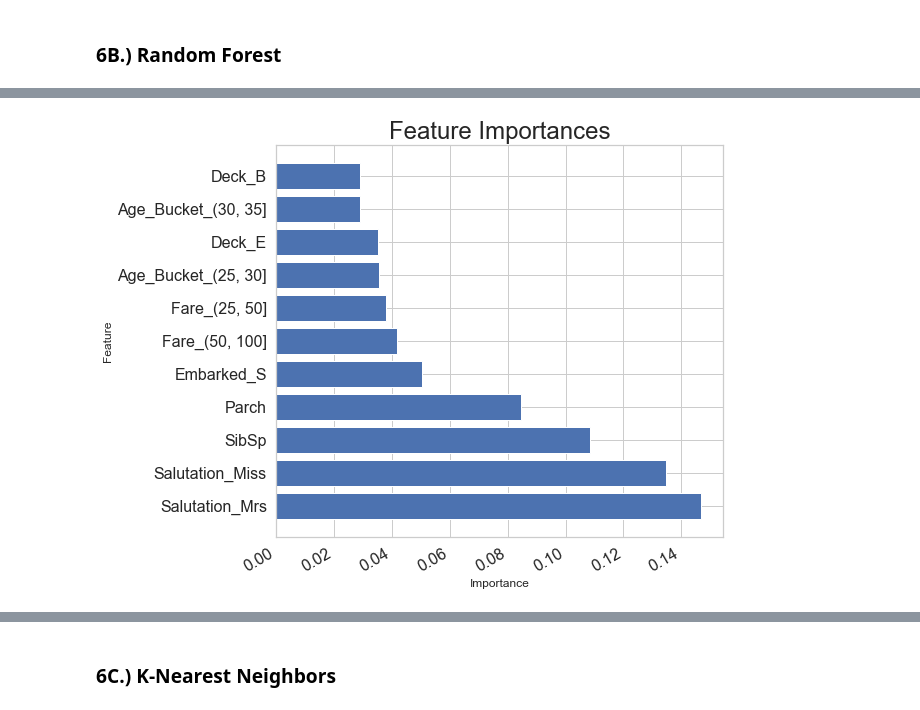
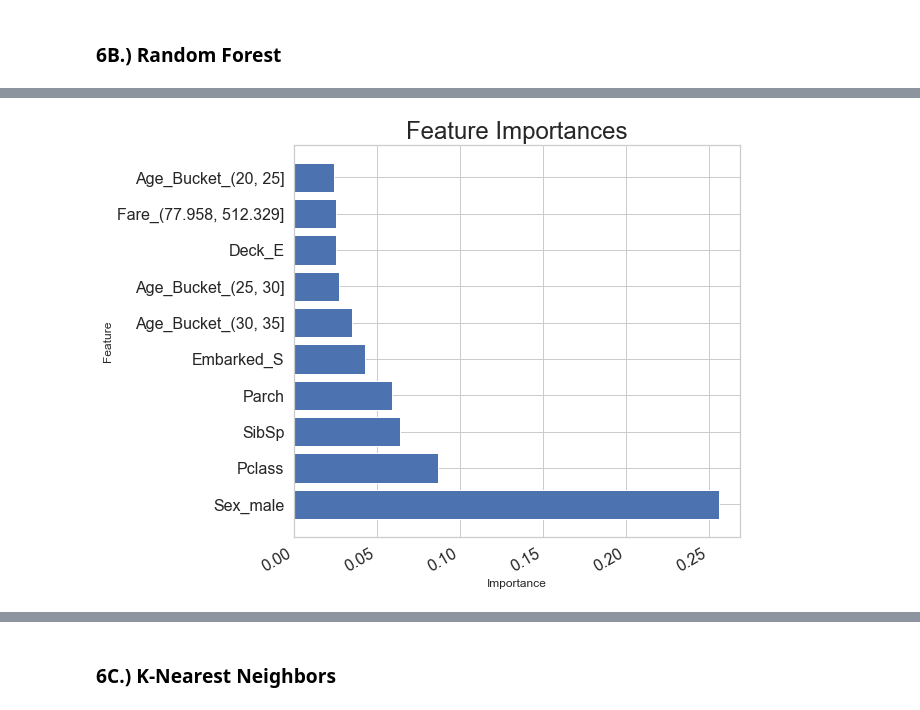
Before and after one commit to toshimelonhead/titanic, a Jupyter notebook: Titanic.ipynb, the cells around one changed output, grey strips where cells are left out. Cells and saved outputs as stored; diff of their text form; code cells hidden in the pictures.

```diff
--- a/Titanic.ipynb
+++ b/Titanic.ipynb
@@ -361,3 +372,3 @@ Fare_(100, 250]         0.3706      0.570      0.650      0.516      -0.747
 # %%
-X['7+'] = X['7+'].map({False: 0, True: 1})
-X_test['7+'] = X_test['7+'].map({False: 0, True: 1})
+X['large_family'] = X['large_family'].map({False: 0, True: 1})
+X_test['large_family'] = X_test['large_family'].map({False: 0, True: 1})
@@ -421,7 +432,6 @@ print(vif_data)
 # %%
-X = X.drop(['Deck_N', 'Salutation_Mr', 'Sex_male', 'Pclass'], 1)
-X_test = X_test.drop(
-    ['Deck_N', 'Salutation_Mr', 'Sex_male', 'Pclass'], 1)
+X = X.drop(['Age', 'Deck_N', 'Num_family_members'], 1)
+X_test = X_test.drop(['Age', 'Deck_N', 'Num_family_members'], 1)
 
 # VIF dataframe
 vif_data = pd.DataFrame()
@@ -462,7 +477,7 @@ X_train, X_validation, y_train, y_validation = train_test_split(
 # %% [markdown]
 ### 6A.) Logistic Regression
 # %%
-logreg = LogisticRegression(penalty='l2')
+logreg = LogisticRegression(max_iter=10000, penalty='l2')
 logreg.fit(X_train, y_train)
 y_pred_log = logreg.predict(X_validation)
 print(classification_report(y_validation, y_pred_log))
@@ -500,11 +508,12 @@ plt.show()
 # %%
 # Create the RFE object and compute a cross-validated score.
 # The "accuracy" scoring is proportional to the number of correct classifications
-rfecv = RFECV(estimator=LogisticRegression(),
+rfecv = RFECV(estimator=LogisticRegression(max_iter=10000),
               step=1, cv=10, scoring='accuracy')
 rfecv.fit(X_train, y_train)
 
 print("Optimal number of features: %d" % rfecv.n_features_)
+print("Optimal features: ", list(X.columns[rfecv.support_ == 1]))
 
 plt.figure(figsize=(12, 8))
 plt.xlabel("Number of features selected")
@@ -591,12 +636,12 @@ Accuracy score: 0.7910447761194029
 # %%
 feature_importances = pd.DataFrame(zip(list(X.columns), random_forest.feature_importances_), columns=(
-    "Feature", "Importance")).sort_values(by="Importance", ascending=False)[0:11]
+    "Feature", "Importance")).sort_values(by="Importance", ascending=False)[0:10]
 f, ax = plt.subplots(figsize=(8, 8))
 plt.title("Feature Importances")
 plt.xlabel("Importance")
 plt.ylabel("Feature")
 plt.barh(feature_importances["Feature"], feature_importances["Importance"])
 f.autofmt_xdate()
 plt.show()
 # %% [output]
-[figure, old version]
+[figure, new version]
```
Also changed, not shown: parts of 55 cells of this notebook.
